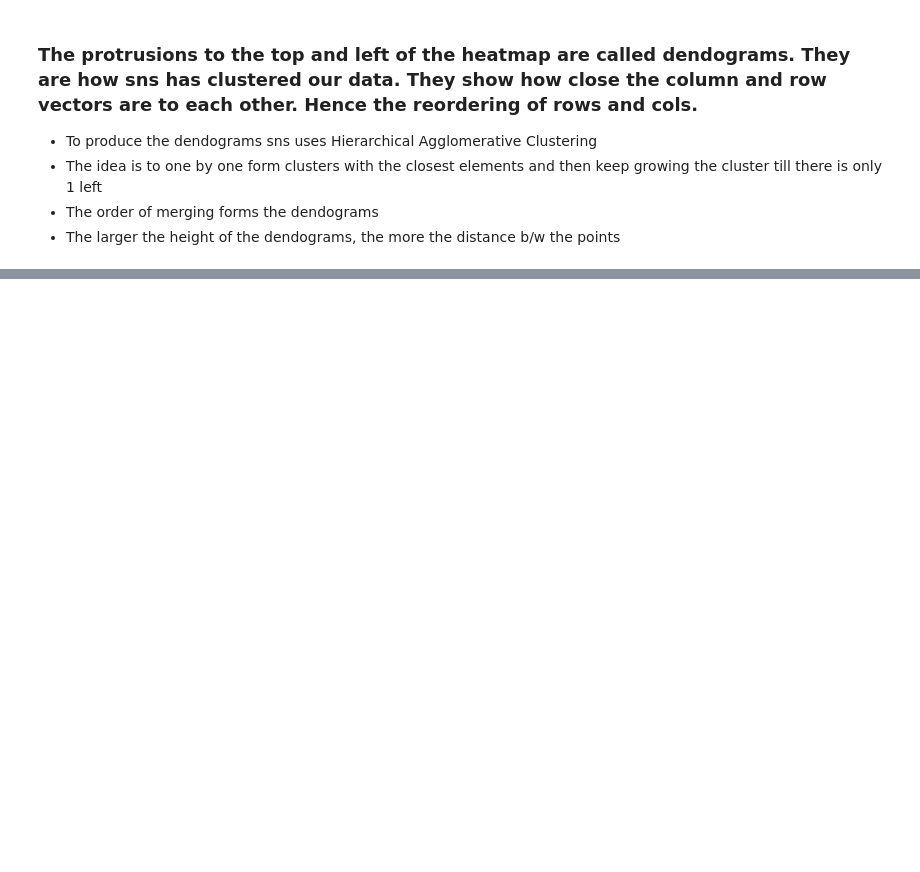
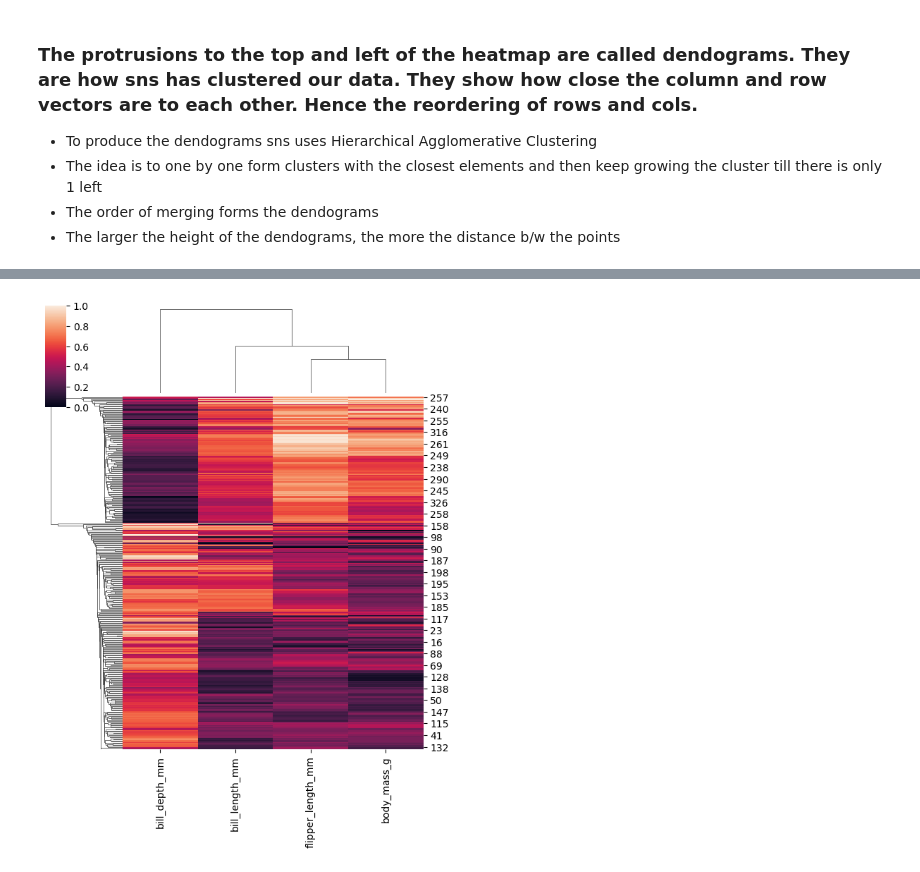
Before and after one commit to sarblohw/py_vizardry_2, a Jupyter notebook: sns_clustermap.ipynb, the cells around one changed output, grey strips where cells are left out. Saved outputs shown, nothing was run; the diff lists cells and outputs as text; code cells hidden in the pictures; blank space fills up the shorter version.

```diff
--- a/sns_clustermap.ipynb
+++ b/sns_clustermap.ipynb
@@ -38,0 +84,8 @@ sns.clustermap(data=toy_data, figsize=(4,4), annot=True);
+# %%
+sns.clustermap(data=penguins_numerical, figsize=(6,8), standard_scale=1, method='single');
+#the default method will compute mean of distances
+#changing it to single, since it has to find the minimum distance from the closest cluster point, it will use 'min' to do so instead of mean
+#see the dendograms elongated in the single method with longer linkages
+#sns leverages scipy/fastcluster in the backend
+# %% [output]
+[figure, added]
```
Also changed, not shown: parts of 13 cells of this notebook, 3 other files.
